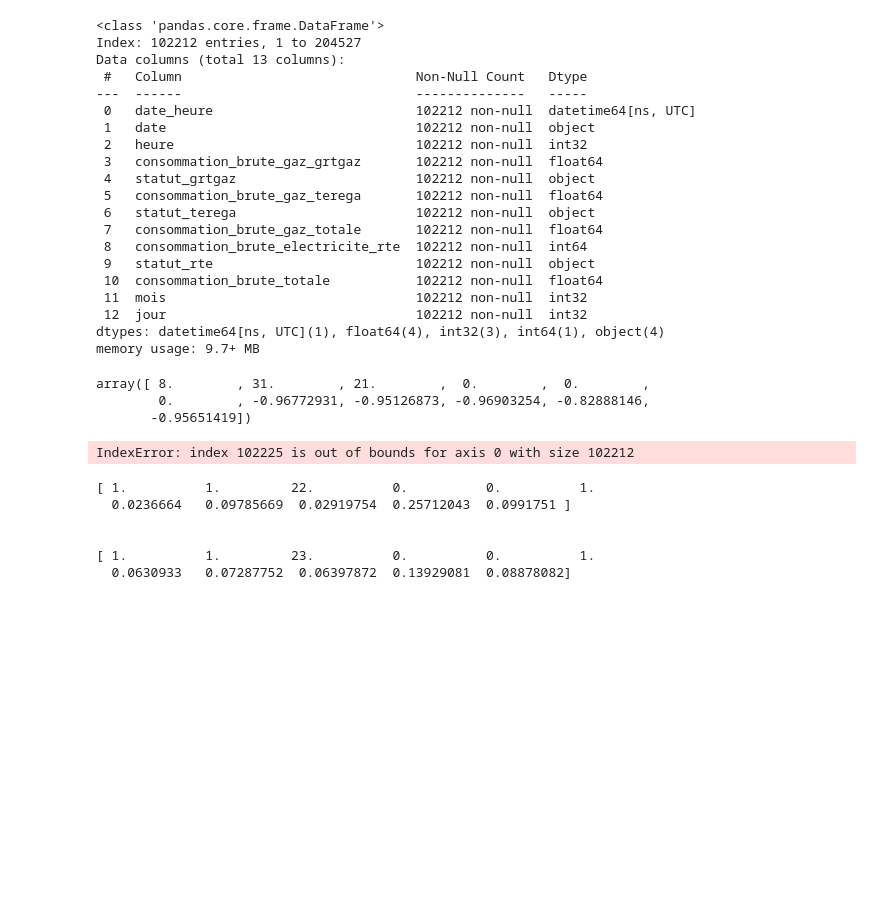
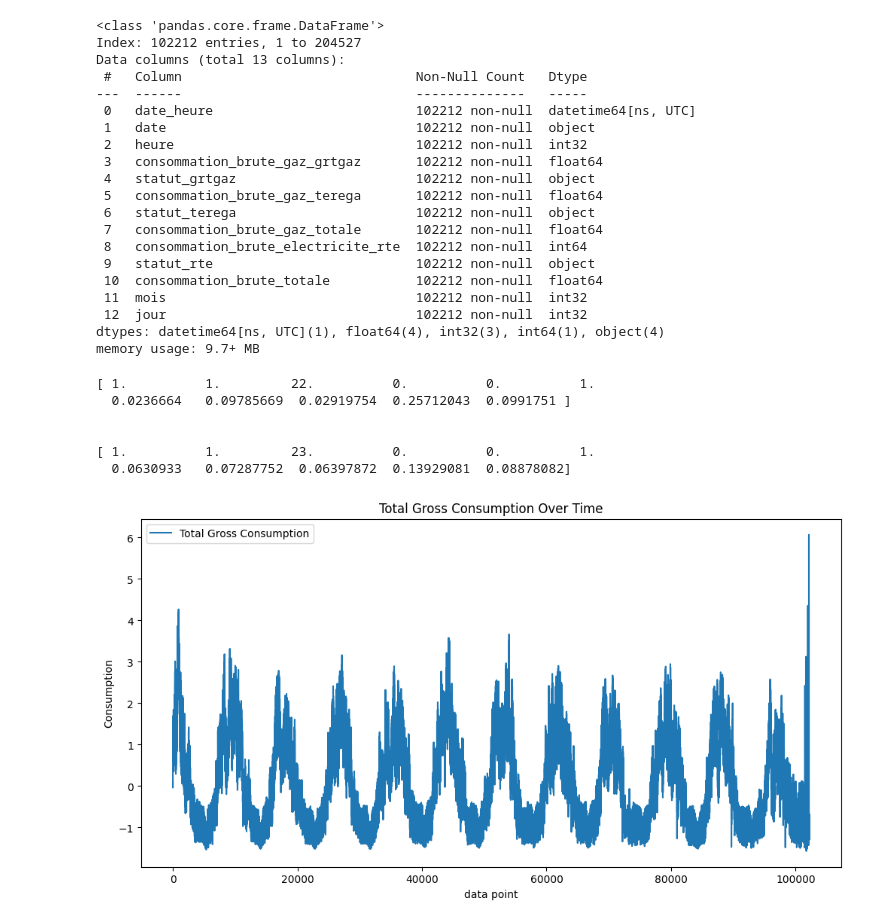
Before and after one commit to runinrunin/conso_E_fr, a Jupyter notebook: explore.ipynb, the cells around one changed output. Saved outputs shown, nothing was run; the diff lists cells and outputs as text; code cells hidden in the pictures; blank space fills up the shorter version.

```diff
--- a/explore.ipynb
+++ b/explore.ipynb
@@ -4,0 +17,20 @@ import matplotlib.pyplot as plt
+# %%
+def create_time_series(X, length):
+    X_ts_shape = (X.shape[0]-length, length) + tuple(dim for dim in X.shape[1:])
+    X_ts = np.zeros(X_ts_shape)
+    y = np.zeros_like(X)[length:]
+
+    for i in range(y.shape[0]):
+        for j in range(length):
+            X_ts[i][j] = X[i + j]
+        y[i] = X[i + length]
+
+    return X_ts, y
+
+
+def create_dataset_numpy_array(data, ts_lenght):
+    data = data.sort_values(by='date_heure', ascending=True)
+    X = data.drop(['date_heure', 'date'], axis=1)
+    X = normalize_data(X)
+
+    return create_time_series(X, length=ts_lenght)
@@ -134,18 +158,0 @@ ordinal_columns = ['statut_grtgaz', 'statut_terega', 'statut_rte']
-# %%
-def normalize_data(data):
-    categorical_preprocessor = OrdinalEncoder(handle_unknown="use_encoded_value", unknown_value=-1)
-    preprocessor = ColumnTransformer(
-        [
-                ("cardinal", "passthrough", cardinal_columns),
-                ("categorical", categorical_preprocessor, ordinal_columns),
-                ("numerical", StandardScaler(), numerical_columns)
-            ]
-        )
-    return preprocessor.fit_transform(data)
-
-normalized_data = normalize_data(cleaned_data)
-normalized_data[0]
-# %% [output]
-array([ 8.        , 31.        , 21.        ,  0.        ,  0.        ,
-        0.        , -0.96772931, -0.95126873, -0.96903254, -0.82888146,
-       -0.95651419])
@@ -172,7 +159,5 @@ def create_dataset_numpy_array(data, ts_lenght):
 # %%
 X, y = create_dataset_numpy_array(cleaned_data, ts_lenght=24)
-# %% [output]
-IndexError: index 102225 is out of bounds for axis 0 with size 102212
 # %%
 print(X[0][23])
 print("\n")
@@ -184,3 +169,10 @@ print(y[0])
 
 [ 1.          1.         23.          0.          0.          1.
   0.0630933   0.07287752  0.06397872  0.13929081  0.08878082]
+# %%
+basic_plot(range(y.shape[0]),
+           y[:, -1],
+            title='Total Gross Consumption Over Time',
+              labels={'label':'Total Gross Consumption', 'xlabel':'data point', 'ylabel':'Consumption'})
+# %% [output]
+[figure, added]
```
Also changed, not shown: parts of 9 cells of this notebook.
